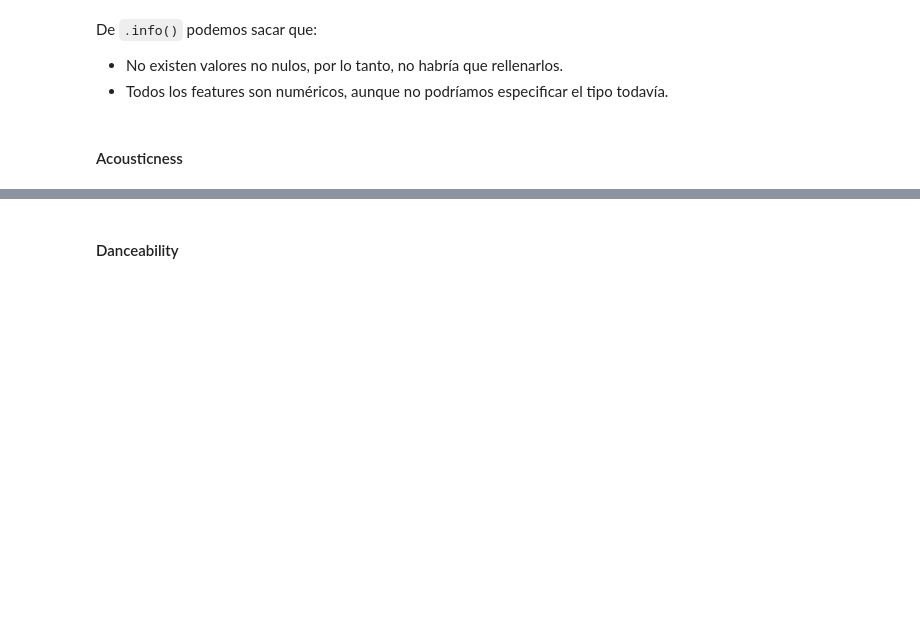
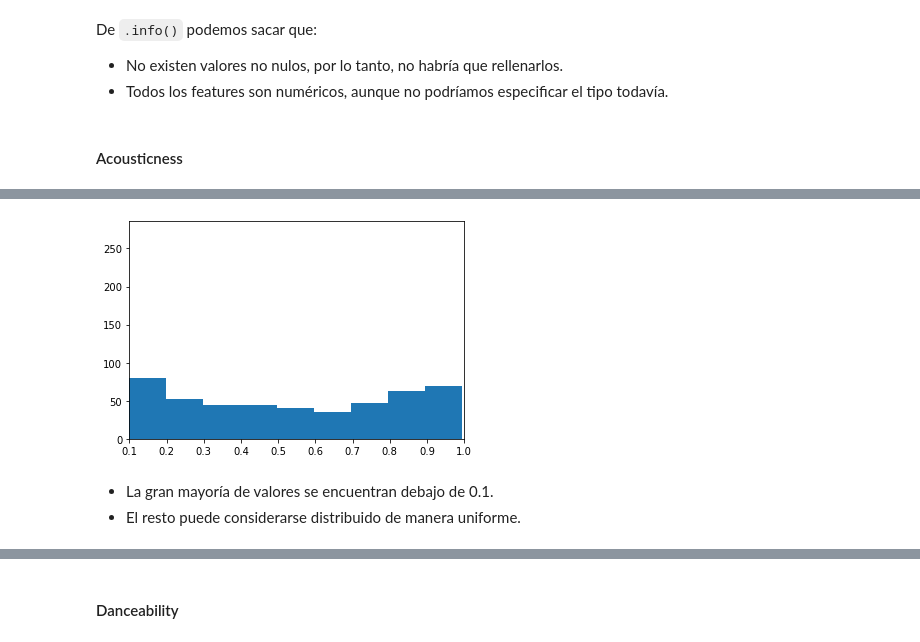
Before and after one commit to manoloacademia/CEIA_Analisis_de_datos, a Jupyter notebook: practica_final/analysis_spotify.ipynb, the cells around one changed output, grey strips where cells are left out. Saved outputs shown, nothing was run; the diff lists cells and outputs as text; code cells hidden in the pictures; blank space fills up the shorter version.

```diff
--- a/practica_final/analysis_spotify.ipynb
+++ b/practica_final/analysis_spotify.ipynb
@@ -71,0 +83,10 @@ playlist.acousticness.hist();
+# %%
+# Hacemos un zoom cerca en el rango 0.0-0.2:
+plt.hist(x=playlist.acousticness, bins=10)
+plt.xlim(left=0.1, right=1.0)
+plt.show()
+# %% [output]
+[figure, added]
+# %% [markdown]
+- La gran mayoría de valores se encuentran debajo de 0.1.
+- El resto puede considerarse distribuido de manera uniforme.
```
Also changed, not shown: parts of 55 cells of this notebook.
